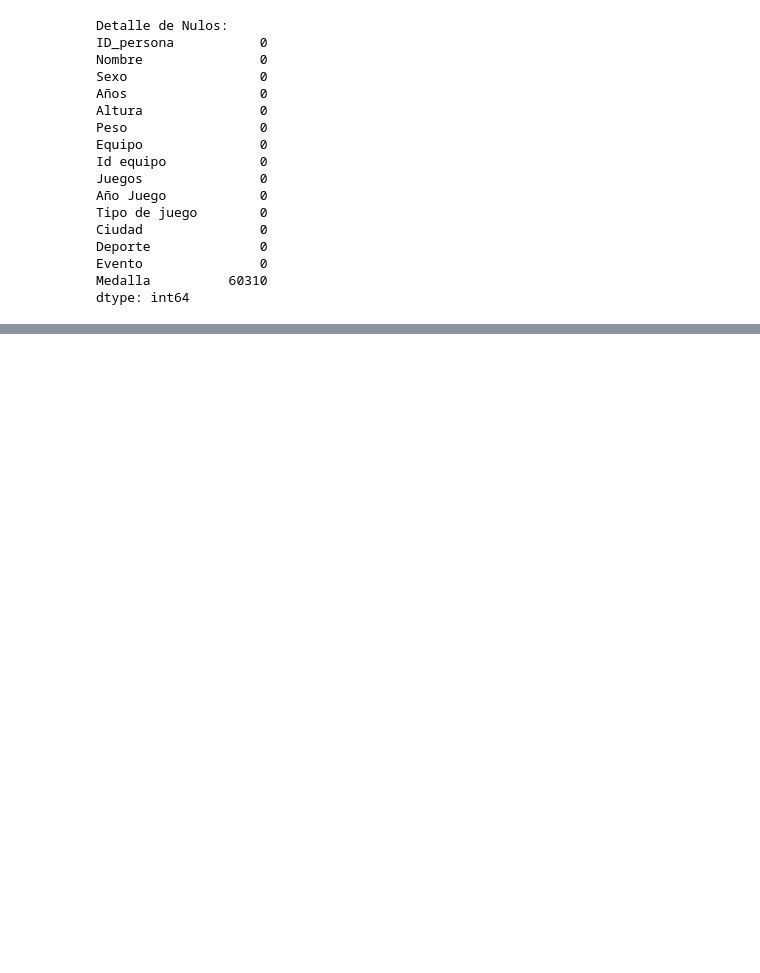
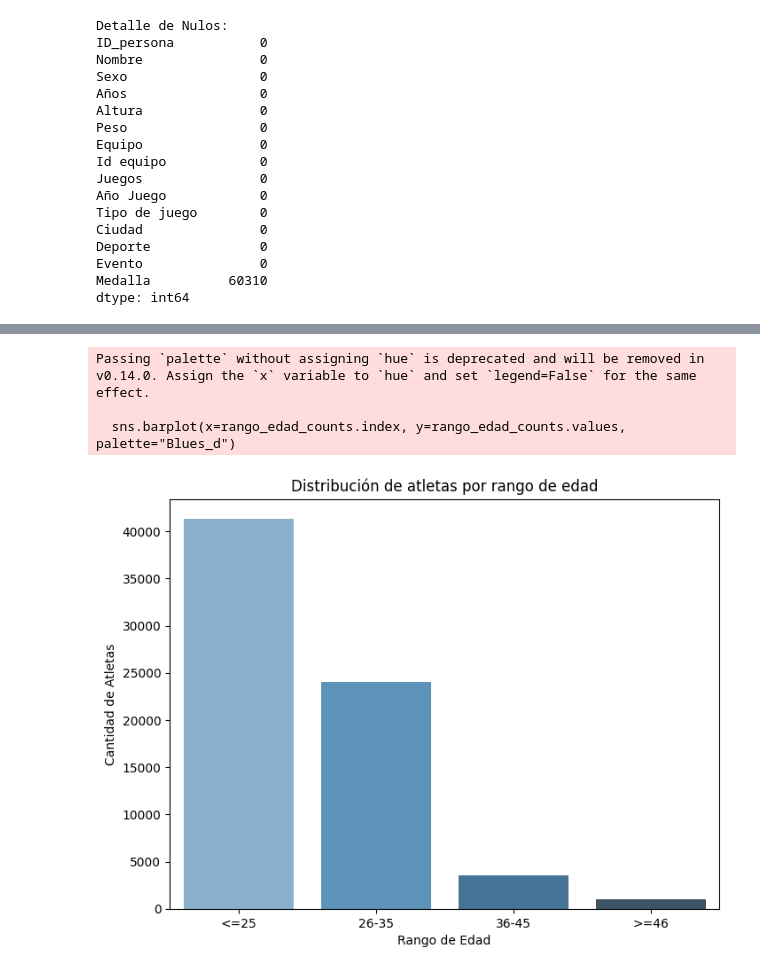
Before and after one commit to maquimelina/Proyecto-Data-Science-I, a Jupyter notebook: juegos_olimpicos.ipynb, the cells around one changed output, grey strips where cells are left out. Saved outputs shown, nothing was run; the diff lists cells and outputs as text; code cells hidden in the pictures; blank space fills up the shorter version.

```diff
--- a/juegos_olimpicos.ipynb
+++ b/juegos_olimpicos.ipynb
@@ -346,0 +381,6 @@ plt.show()
+# %%
+# Crear una nueva columna 'Rango_Edad' con los rangos de edad
+df['Rango_Edad'] = pd.cut(df['Años'], bins=[0, 25, 35, 45, float('inf')], labels=['<=25', '26-35', '36-45', '>=46'], right=True)
+
+# Verificar si se ha creado correctamente
+print(df[['Años', 'Rango_Edad']].head())
@@ -346,0 +430,16 @@ plt.show()
+# %%
+# Contar la cantidad de atletas por rango de edad
+rango_edad_counts = df['Rango_Edad'].value_counts().sort_index()
+
+# Crear el barplot
+plt.figure(figsize=(8, 6))
+sns.barplot(x=rango_edad_counts.index, y=rango_edad_counts.values, palette="Blues_d")
+plt.title("Distribución de atletas por rango de edad")
+plt.xlabel("Rango de Edad")
+plt.ylabel("Cantidad de Atletas")
+plt.show()
+# %% [output]
+Passing `palette` without assigning `hue` is deprecated and will be removed in v0.14.0. Assign the `x` variable to `hue` and set `legend=False` for the same effect.
+
+  sns.barplot(x=rango_edad_counts.index, y=rango_edad_counts.values, palette="Blues_d")
+[figure, added]
```
Also changed, not shown: parts of 29 cells of this notebook.
